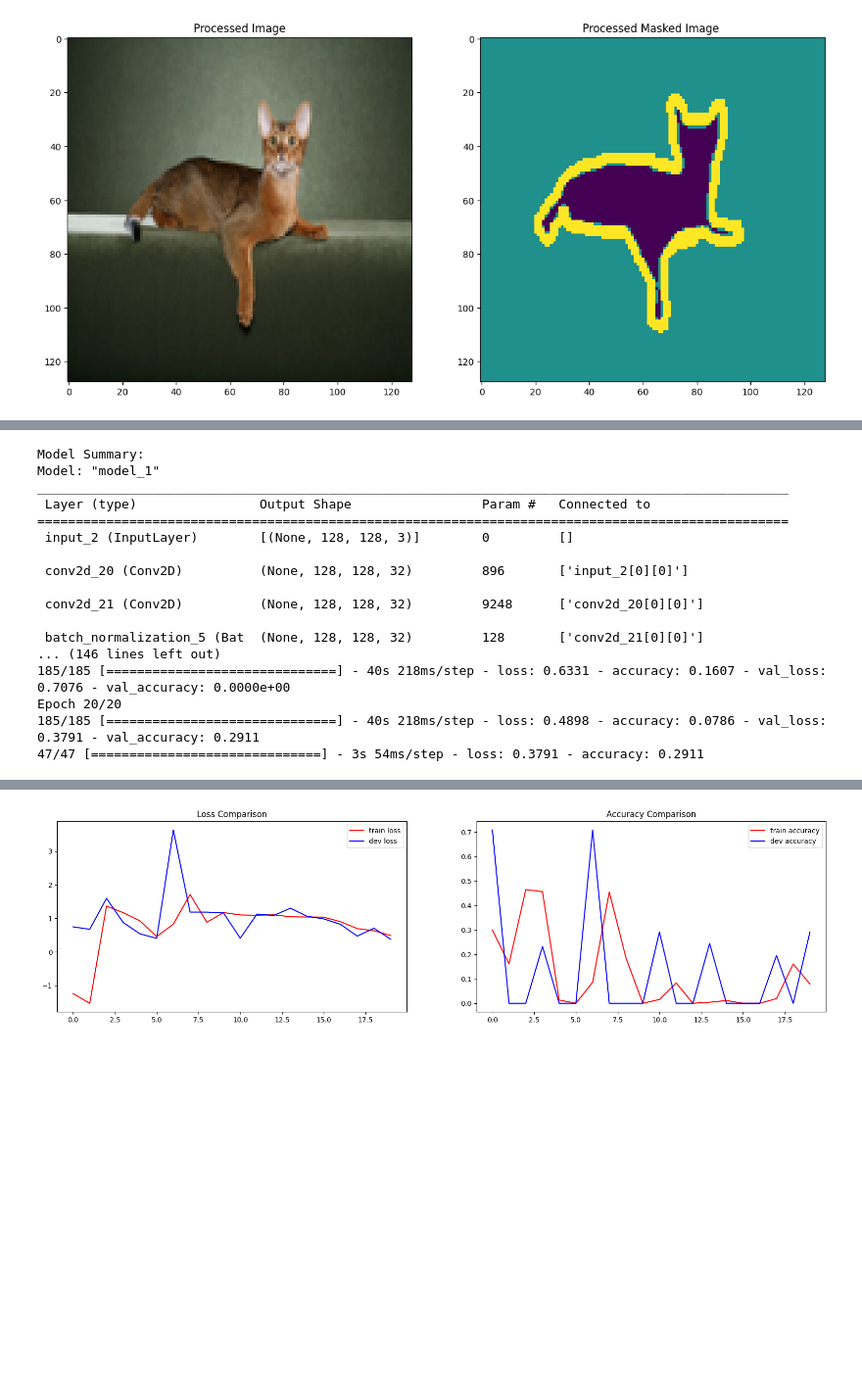
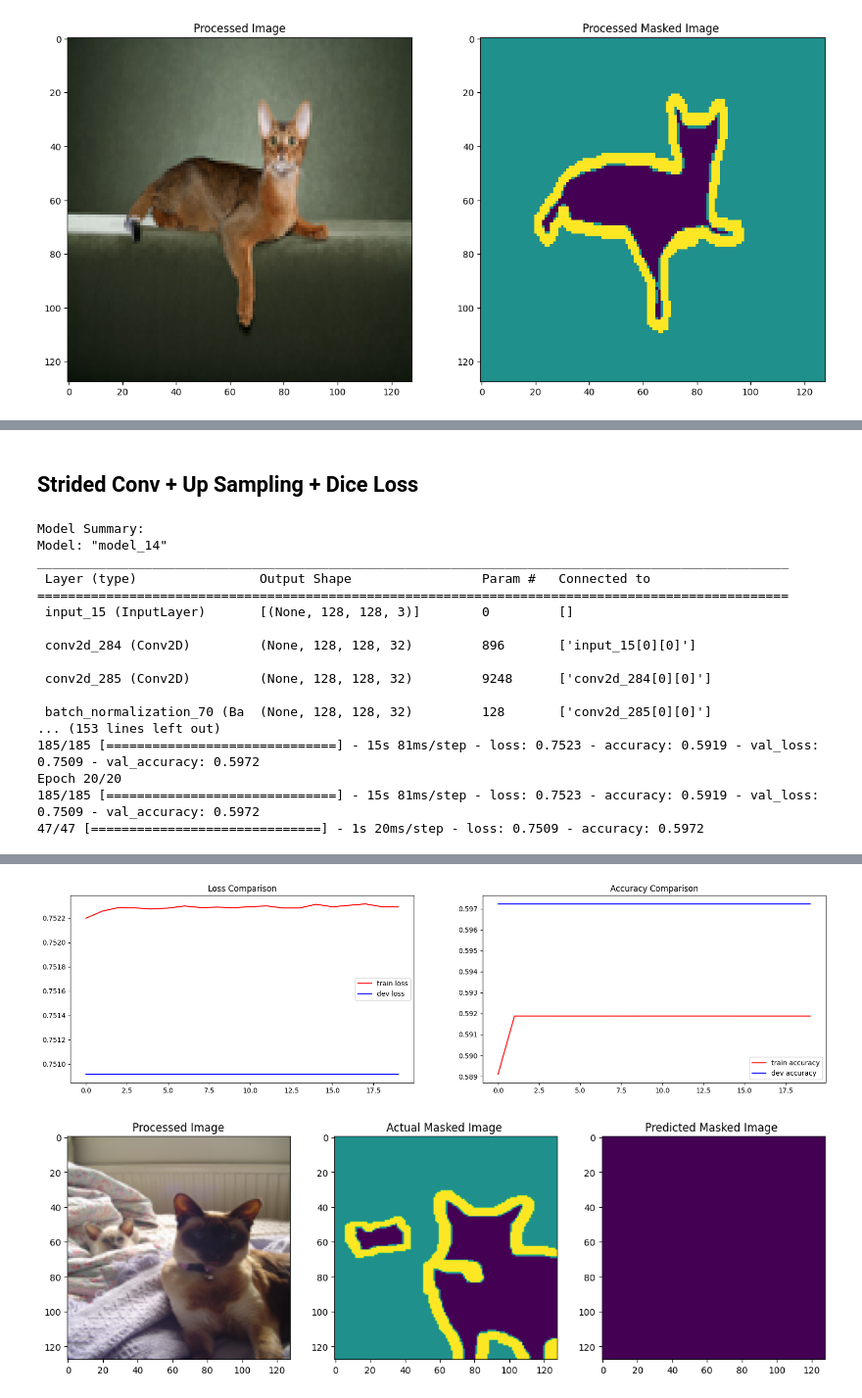
Before and after one commit to mkthoma/unet_and_vae, a Jupyter notebook: UNET/Demo UNET.ipynb, the cells around one changed output, grey strips where cells are left out. Shown at 98% size. Drawn from its saved outputs; the diff is of its cells as text; code cells hidden in the pictures; blank space fills up the shorter version.

```diff
--- a/UNET/Demo UNET.ipynb
+++ b/UNET/Demo UNET.ipynb
@@ -129,16 +205,10 @@ unet.evaluate(X_valid, y_valid)
+# %% [markdown]
+## Strided Conv + Up Sampling + Dice Loss
 # %%
 # Model Initialization
-# # MP+Tr+Dice Loss
-unet = UNetCompiled(use_max_pooling=True, use_transpose_conv=True, use_strided_conv=False,
-                    use_upsampling=False, use_dice_loss=True, use_bce=False)
-
-# # StrConv+Tr+BCE
-# unet = UNetCompiled(use_max_pooling=False, use_transpose_conv=True, use_strided_conv=True,
-#                     use_upsampling=False, use_dice_loss=False, use_bce=True)
-
 # # StrConv+Ups+Dice Loss
-# unet = UNetCompiled(use_max_pooling=False, use_transpose_conv=False, use_strided_conv=True,
-#                     use_upsampling=True, use_dice_loss=True, use_bce=False)
+unet = UNetCompiled(use_max_pooling=False, use_transpose_conv=False, use_strided_conv=True,
+                    use_upsampling=True, use_dice_loss=True, use_bce=False)
 
 # Train the model
 results, unet, X_train, X_valid, y_train, y_valid = unet_train(unet, X, y)
@@ -156,22 +226,22 @@ unet.evaluate(X_valid, y_valid)
 
 # Add any index to contrast the predicted mask with actual mask
 index = 700
-# VisualizeResults(X_valid, unet, y_valid, index)
+VisualizeResults(X_valid, unet, y_valid, index)
 # %% [output]
 Model Summary:
-Model: "model_1"
+Model: "model_14"
 __________________________________________________________________________________________________
  Layer (type)                Output Shape                 Param #   Connected to
 ==================================================================================================
- input_2 (InputLayer)        [(None, 128, 128, 3)]        0         []
+ input_15 (InputLayer)       [(None, 128, 128, 3)]        0         []
 
- conv2d_20 (Conv2D)          (None, 128, 128, 32)         896       ['input_2[0][0]']
+ conv2d_284 (Conv2D)         (None, 128, 128, 32)         896       ['input_15[0][0]']
 
- conv2d_21 (Conv2D)          (None, 128, 128, 32)         9248      ['conv2d_20[0][0]']
+ conv2d_285 (Conv2D)         (None, 128, 128, 32)         9248      ['conv2d_284[0][0]']
 
- batch_normalization_5 (Bat  (None, 128, 128, 32)         128       ['conv2d_21[0][0]']
-... (146 lines left out)
-185/185 [==============================] - 40s 218ms/step - loss: 0.6331 - accuracy: 0.1607 - val_loss: 0.7076 - val_accuracy: 0.0000e+00
+ batch_normalization_70 (Ba  (None, 128, 128, 32)         128       ['conv2d_285[0][0]']
+... (153 lines left out)
+185/185 [==============================] - 15s 81ms/step - loss: 0.7523 - accuracy: 0.5919 - val_loss: 0.7509 - val_accuracy: 0.5972
 Epoch 20/20
-185/185 [==============================] - 40s 218ms/step - loss: 0.4898 - accuracy: 0.0786 - val_loss: 0.3791 - val_accuracy: 0.2911
-47/47 [==============================] - 3s 54ms/step - loss: 0.3791 - accuracy: 0.2911
+185/185 [==============================] - 15s 81ms/step - loss: 0.7523 - accuracy: 0.5919 - val_loss: 0.7509 - val_accuracy: 0.5972
+47/47 [==============================] - 1s 20ms/step - loss: 0.7509 - accuracy: 0.5972
@@ -178 +250,2 @@ Epoch 20/20
-[figure, old version]
+[figure, new version]
+[figure, added]
```
Also changed, not shown: parts of 13 cells of this notebook, 3 other files.
